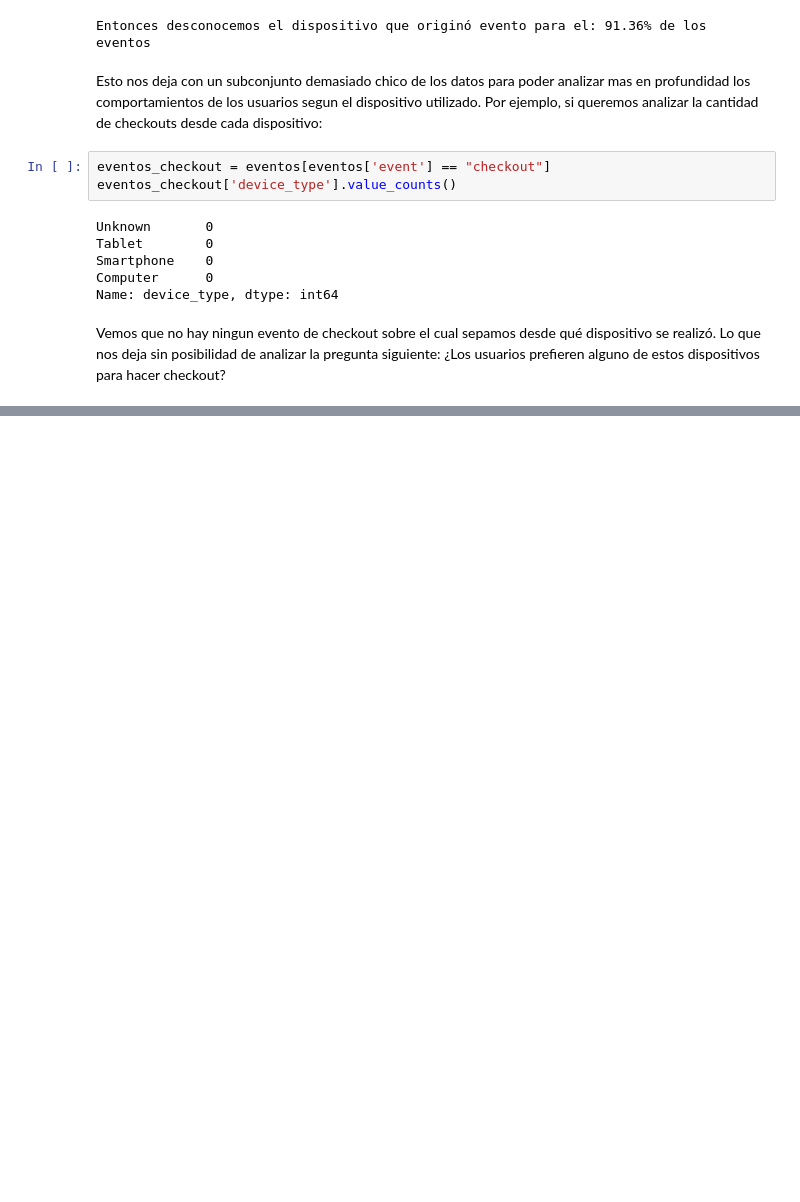
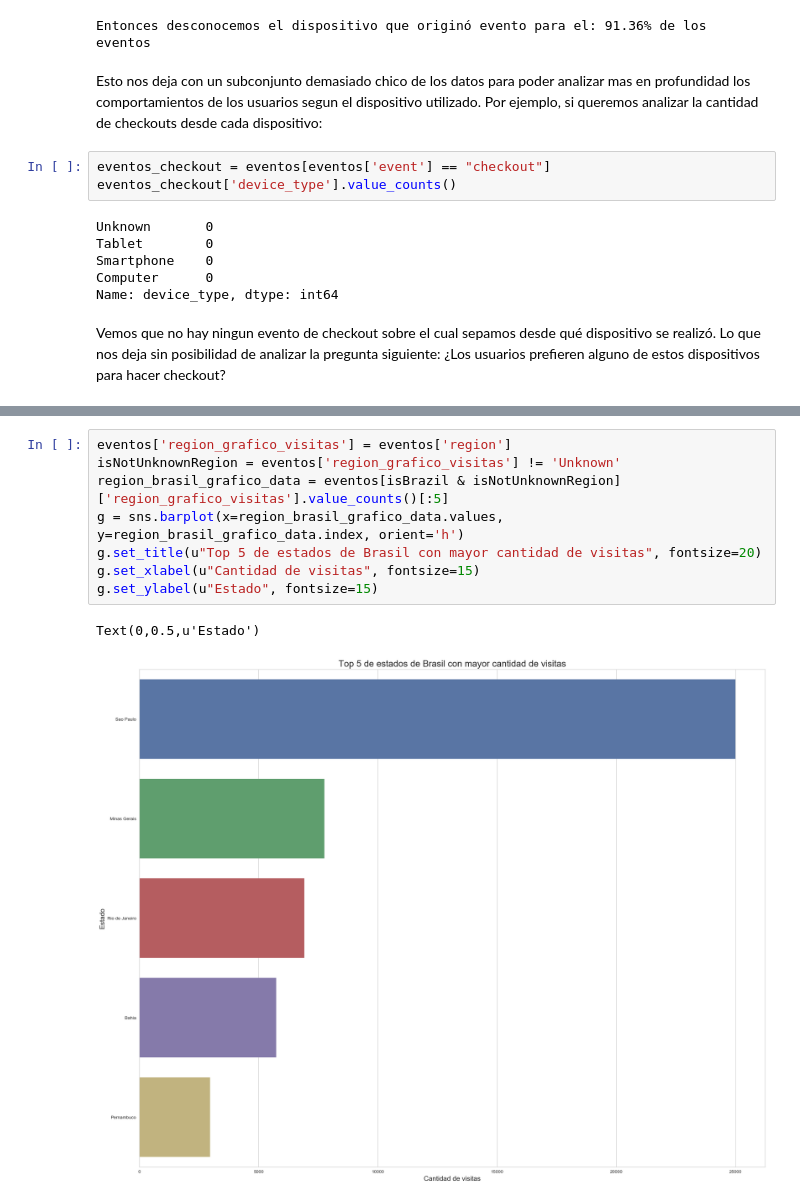
Before and after one commit to asilvestri2020/7506_2C2018, a Jupyter notebook: TP1/Informe_TP1_TEMPORAL.ipynb, the cells around one changed output, grey strips where cells are left out. Cells and saved outputs as stored; diff of their text form; blank space fills up the shorter version.

```diff
--- a/TP1/Informe_TP1_TEMPORAL.ipynb
+++ b/TP1/Informe_TP1_TEMPORAL.ipynb
@@ -499,0 +570,11 @@ Vemos que no hay ningun evento de checkout sobre el cual sepamos desde qué disp
+# %%
+eventos['region_grafico_visitas'] = eventos['region']
+isNotUnknownRegion = eventos['region_grafico_visitas'] != 'Unknown'
+region_brasil_grafico_data = eventos[isBrazil & isNotUnknownRegion]['region_grafico_visitas'].value_counts()[:5]
+g = sns.barplot(x=region_brasil_grafico_data.values, y=region_brasil_grafico_data.index, orient='h')
+g.set_title(u"Top 5 de estados de Brasil con mayor cantidad de visitas", fontsize=20)
+g.set_xlabel(u"Cantidad de visitas", fontsize=15)
+g.set_ylabel(u"Estado", fontsize=15)
+# %% [output]
+Text(0,0.5,u'Estado')
+[figure, added]
```
Also changed, not shown: parts of 20 cells of this notebook, 1 other file.
